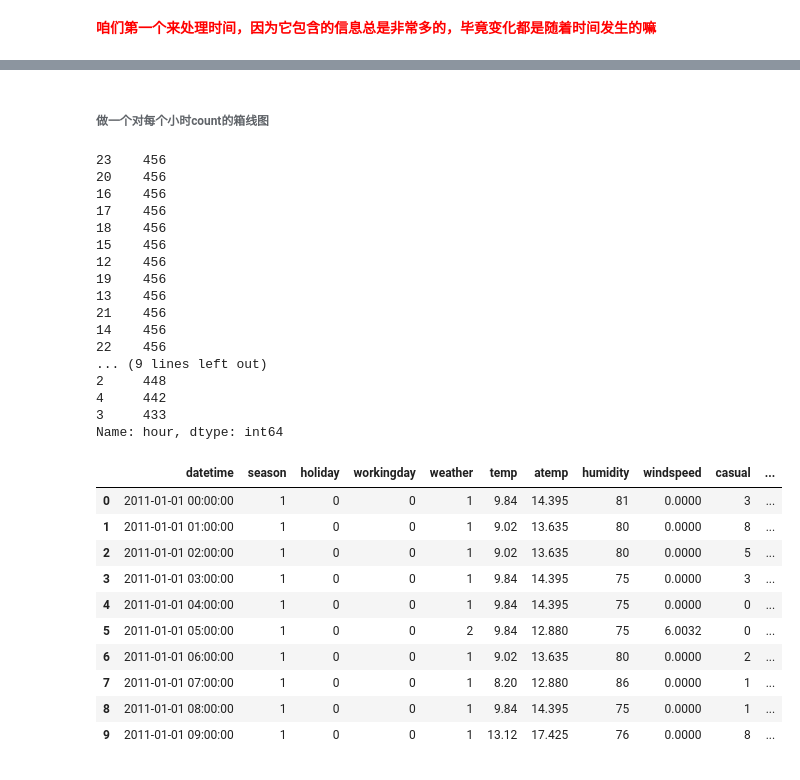
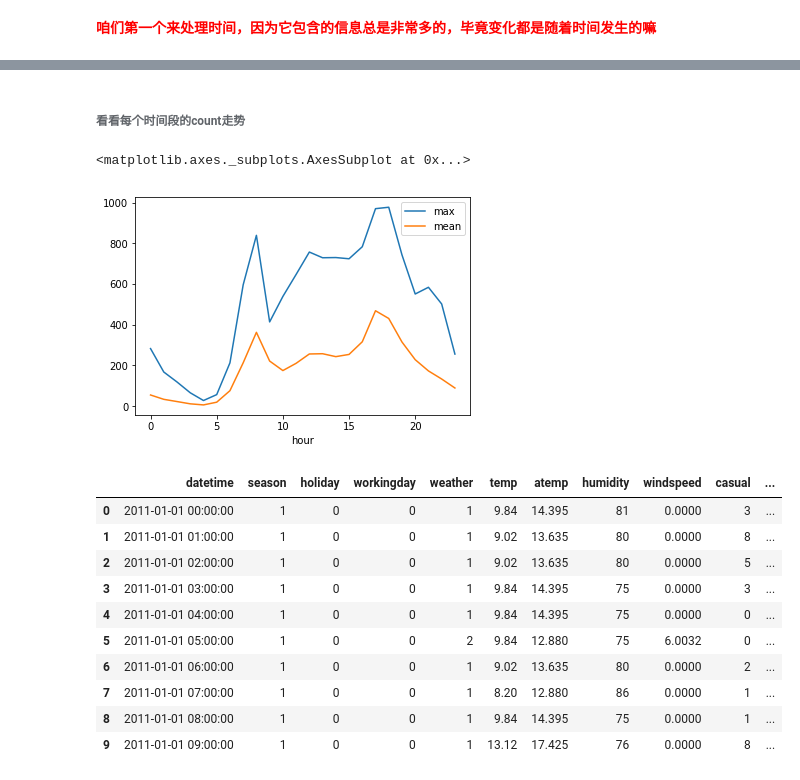
Before and after one commit to HK017/scripts, a Jupyter notebook: jupyter/5.机器学习中的特征工程处理/Kaggle-Bike-sharing-competition/Kaggle-Bike-sharing-competition/Kaggle_Bicycle_Example.ipynb, the cells around one changed output, grey strips where cells are left out. Saved outputs shown, nothing was run; the diff lists cells and outputs as text; code cells hidden in the pictures.

```diff
--- a/jupyter/5.机器学习中的特征工程处理/Kaggle-Bike-sharing-competition/Kaggle-Bike-sharing-competition/Kaggle_Bicycle_Example.ipynb
+++ b/jupyter/5.机器学习中的特征工程处理/Kaggle-Bike-sharing-competition/Kaggle-Bike-sharing-competition/Kaggle_Bicycle_Example.ipynb
@@ -84,3 +93,8 @@ df_train['datetime'] = pd.to_datetime(df_train.datetime)
+# %%
+# 把月、日、和 小时单独拎出来，放到3列中
+df_train['month'] = pd.Series(list(map(lambda x:x.month,df_train['datetime'].astype(np.datetime64))))
+df_train['day'] = pd.Series(list(map(lambda x:x.day,df_train['datetime'].astype(np.datetime64))))
+df_train['hour'] = pd.Series(list(map(lambda x:x.hour,df_train['datetime'].astype(np.datetime64))))
 # %% [markdown]
 **<font color=red>咱们第一个来处理时间，因为它包含的信息总是非常多的，毕竟变化都是随着时间发生的嘛</font>**
 # %%
@@ -110,30 +136,18 @@ df_train['day'].value_counts()
 Name: day, dtype: int64
 # %% [markdown]
-###### 做一个对每个小时count的箱线图
+###### 看看每个时间段的count走势
 # %%
+# 数据透视表
 # a = pd.pivot_table(df_train[['hour','count']], columns='hour',values='count', aggfunc={'count':np.sum})
 # plt.boxplot(a)
-a = pd.pivot_table(df_train[['datetime','hour','count']], index='datetime',columns='hour',values='count')
-a.shape
+# a = pd.pivot_table(df_train[['datetime','hour','count']], index='datetime',columns='hour',values='count')
+# a.shape
 df_train['hour'].value_counts()
+mean_hour = df_train.groupby(['hour'])['count'].agg(['max','mean'])
+mean_hour.plot()
 # %% [output]
-23    456
-20    456
-16    456
-17    456
-18    456
-15    456
-12    456
-19    456
-13    456
-21    456
-14    456
-22    456
-... (9 lines left out)
-2     448
-4     442
-3     433
-Name: hour, dtype: int64
+<matplotlib.axes._subplots.AxesSubplot at 0x...>
+[figure, added]
 # %%
 # 再看
 df_train.head(10)
```
Also changed, not shown: parts of 17 cells of this notebook, 4 other files.
